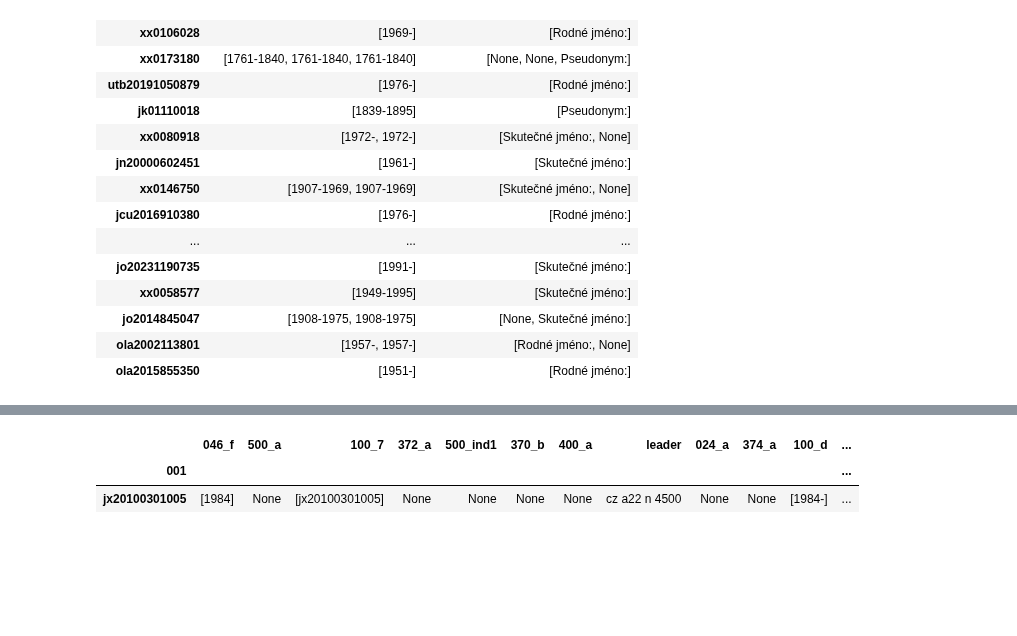
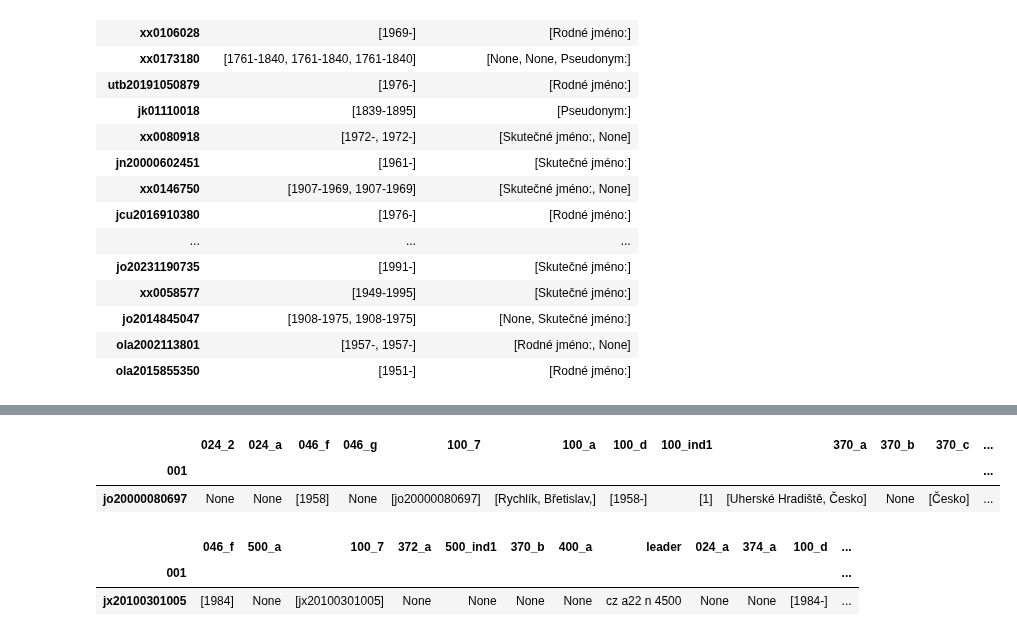
Before and after one commit to DataRozhlas/knizni-peoplemetr, a Jupyter notebook: 108_explorace_autorit.ipynb, the cells around one changed output, grey strips where cells are left out. Saved outputs shown, nothing was run; the diff lists cells and outputs as text; code cells hidden in the pictures; blank space fills up the shorter version.

```diff
--- a/108_explorace_autorit.ipynb
+++ b/108_explorace_autorit.ipynb
@@ -89,6 +110,12 @@ df[df['100_a'].astype(str).str.contains('Biler, Stanislav', na=False)]
 |  | 046_f | 500_a | 100_7 | 372_a | 500_ind1 | 370_b | 400_a | leader | 024_a | 374_a | 100_d | ... |
 | 001 |  |  |  |  |  |  |  |  |  |  |  | ... |
 | mzk2015855552 | [1982] | None | [mzk2015855552] | [sociologie] | None | None | None | cz a22 n 4500 | None | [sociologové, publicisté, spisova... | [1982-] | ... |
+# %%
+df[df['100_a'].astype(str).str.contains('Rychlík, Břetislav', na=False)]
+# %% [output]
+|  | 024_2 | 024_a | 046_f | 046_g | 100_7 | 100_a | 100_d | 100_ind1 | 370_a | 370_b | 370_c | ... |
+| 001 |  |  |  |  |  |  |  |  |  |  |  | ... |
+| jo20000080697 | None | None | [1958] | None | [jo20000080697] | [Rychlík, Břetislav,] | [1958-] | [1] | [Uherské Hradiště, Česko] | None | [Česko] | ... |
 # %%
 df[df['100_a'].astype(str).str.contains('Kašpárek, Michal', na=False)]
 # %% [output]
```
Also changed, not shown: parts of 3 cells of this notebook, 3 other files.
